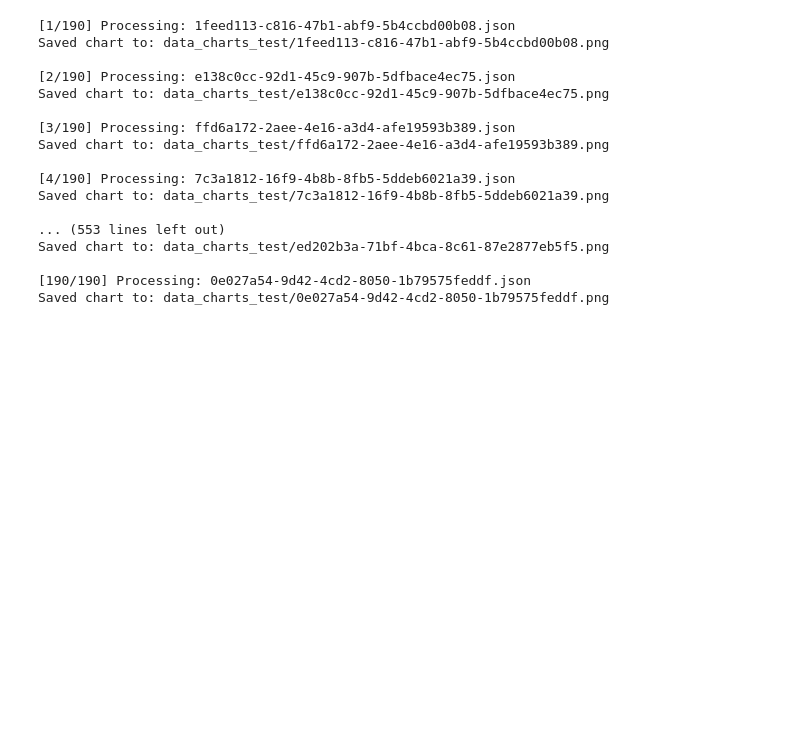
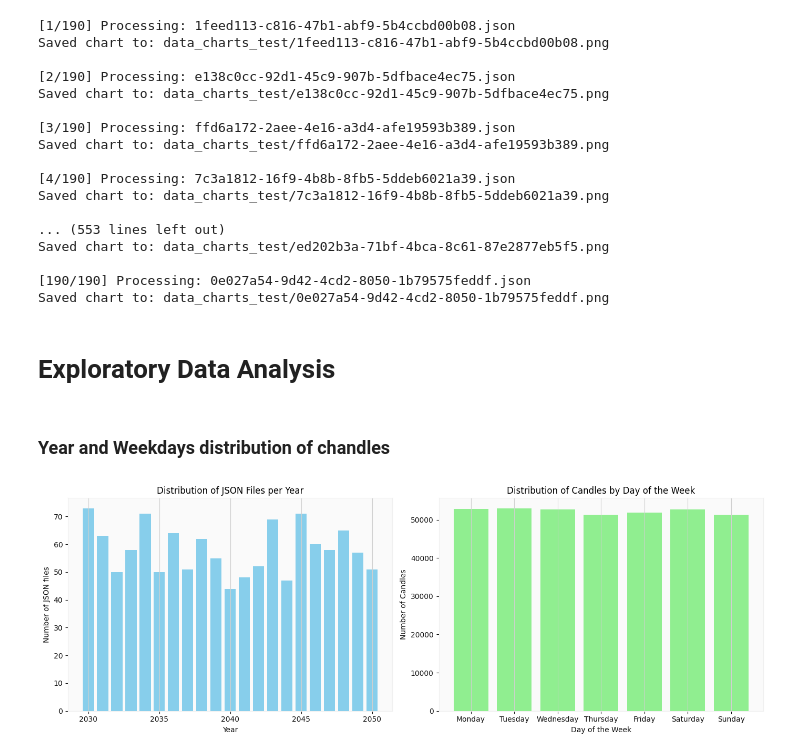
Before and after one commit to AlexHuc/OHLCV-technical-analysis, a Jupyter notebook: notebook.ipynb, the cells around one changed output. Cells and saved outputs as stored; diff of their text form; code cells hidden in the pictures; blank space fills up the shorter version.

```diff
--- a/notebook.ipynb
+++ b/notebook.ipynb
@@ -612,3 +614,53 @@ Saved chart to: data_charts_test/ed202b3a-71bf-4bca-8c61-87e2877eb5f5.png
 
 [190/190] Processing: 0e027a54-9d42-4cd2-8050-1b79575feddf.json
 Saved chart to: data_charts_test/0e027a54-9d42-4cd2-8050-1b79575feddf.png
+# %% [markdown]
+# Exploratory Data Analysis
+# %% [markdown]
+### Year and Weekdays distribution of chandles
+# %%
+years = []
+for file_path in json_files:
+    with open(file_path, 'r') as f:
+        data = json.load(f)
+    ohlcv = data.get("ohlcv_data", [])
+    if not ohlcv:
+        continue
+    first_time = pd.to_datetime(ohlcv[0]["time"])
+    years.append(first_time.year)
+
+year_counts = Counter(years)
+
+# ---- Collect weekday data ----
+weekdays = []
+for file_path in json_files:
+    with open(file_path, 'r') as f:
+        data = json.load(f)
+    for candle in data.get("ohlcv_data", []):
+        dt = pd.to_datetime(candle["time"])
+        weekdays.append(dt.day_name())
+
+# Order weekdays correctly
+order = ["Monday", "Tuesday", "Wednesday", "Thursday", "Friday", "Saturday", "Sunday"]
+weekday_counts = Counter(weekdays)
+weekday_values = [weekday_counts.get(day, 0) for day in order]
+
+fig, axes = plt.subplots(1, 2, figsize=(14, 5))
+# Plot 1: JSONs per year
+axes[0].bar(year_counts.keys(), year_counts.values(), color='skyblue')
+axes[0].set_xlabel("Year")
+axes[0].set_ylabel("Number of JSON files")
+axes[0].set_title("Distribution of JSON Files per Year")
+axes[0].grid(axis="y")
+
+# Plot 2: Candles per weekday
+axes[1].bar(order, weekday_values, color='lightgreen')
+axes[1].set_xlabel("Day of the Week")
+axes[1].set_ylabel("Number of Candles")
+axes[1].set_title("Distribution of Candles by Day of the Week")
+axes[1].grid(axis="y")
+
+plt.tight_layout()
+plt.show()
+# %% [output]
+[figure, added]
```
Also changed, not shown: parts of 14 cells of this notebook.
